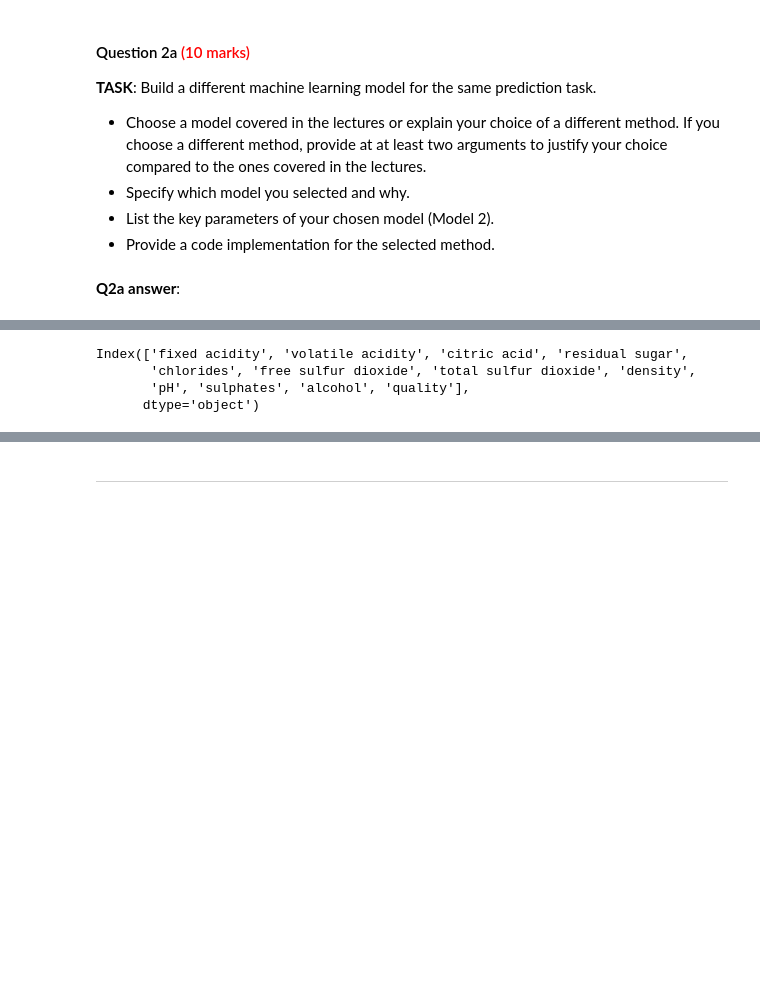
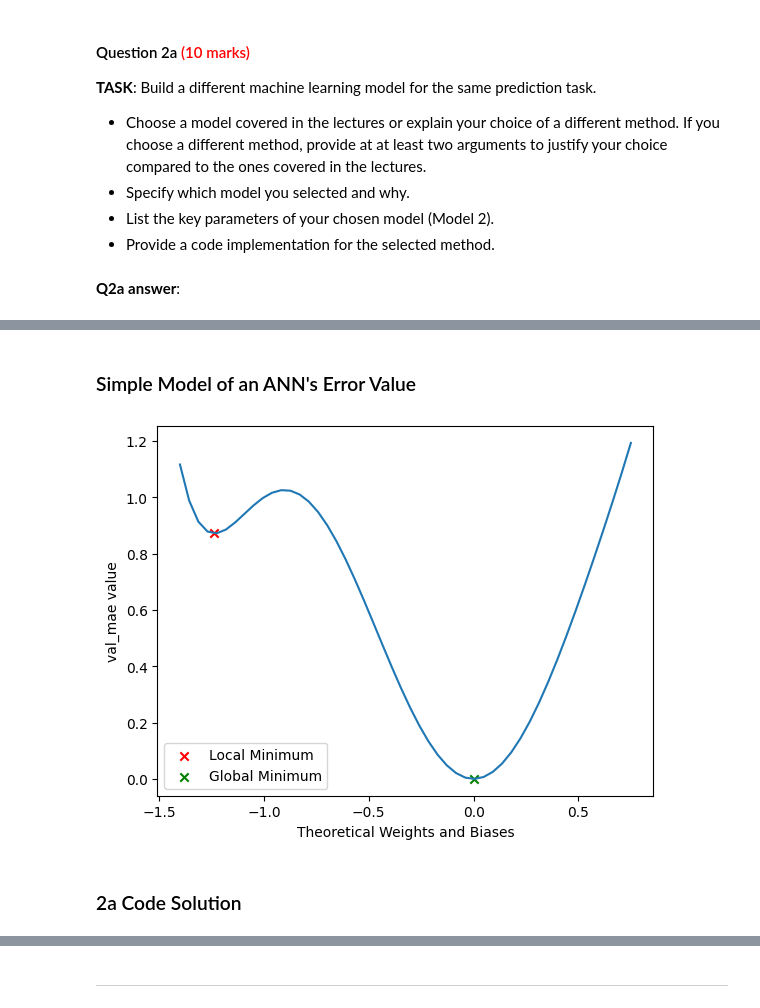
Before and after one commit to Littleguygabe/Python-Backup, a Jupyter notebook: comp1008/cwk/202425_COMP1008_cw_psygb6.ipynb, the cells around one changed output, grey strips where cells are left out. Saved outputs shown, nothing was run; the diff lists cells and outputs as text; code cells hidden in the pictures; blank space fills up the shorter version.

```diff
--- a/comp1008/cwk/202425_COMP1008_cw_psygb6.ipynb
+++ b/comp1008/cwk/202425_COMP1008_cw_psygb6.ipynb
@@ -703,11 +788,37 @@ Building upon this, certain features within the dataset may have an effect on ot
-# %%
-import pandas as pd
-print(pd.read_csv('winequality-red.csv').columns)
-# %% [output]
-Index(['fixed acidity', 'volatile acidity', 'citric acid', 'residual sugar',
-       'chlorides', 'free sulfur dioxide', 'total sulfur dioxide', 'density',
-       'pH', 'sulphates', 'alcohol', 'quality'],
-      dtype='object')
+# %% [markdown]
+### Simple Model of an ANN's Error Value
+# %%
+import numpy as np
+import matplotlib.pyplot as plt
+
+def f(x):
+
+    y = (x**6)+(0.5*(x**5))-(2.5*(x**4)) + (3*(x**2))
+    return y
+
+
+def transform(inputs):
+    output = []
+    for x in inputs:
+        output.append(f(x))
+
+    return output
+
+
+xVals = np.linspace(-1.4,0.75,50)
+yVals = transform(xVals)
+plt.plot(xVals,yVals)
+plt.scatter([-1.23539],[0.87155],marker='x',label='Local Minimum',color='red')
+plt.scatter([0],[0],marker = 'x',label='Global Minimum',color = 'green')
+
+plt.xlabel('Theoretical Weights and Biases')
+plt.ylabel('val_mae value')
+plt.legend()
+plt.show()
+# %% [output]
+[figure, added]
+# %% [markdown]
+### 2a Code Solution
 # %%
 import pandas as pd
 import numpy as np
```
Also changed, not shown: parts of 8 cells of this notebook.
